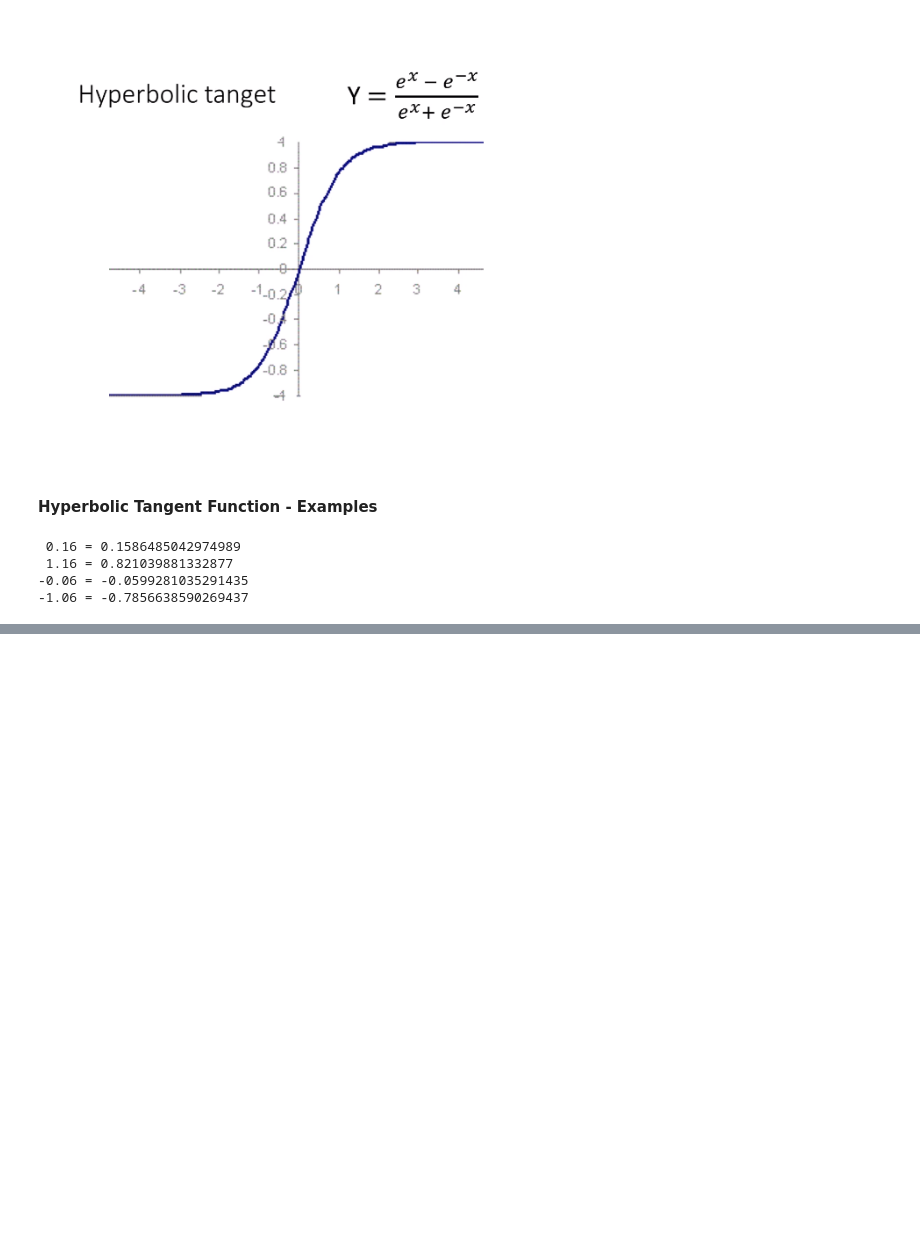
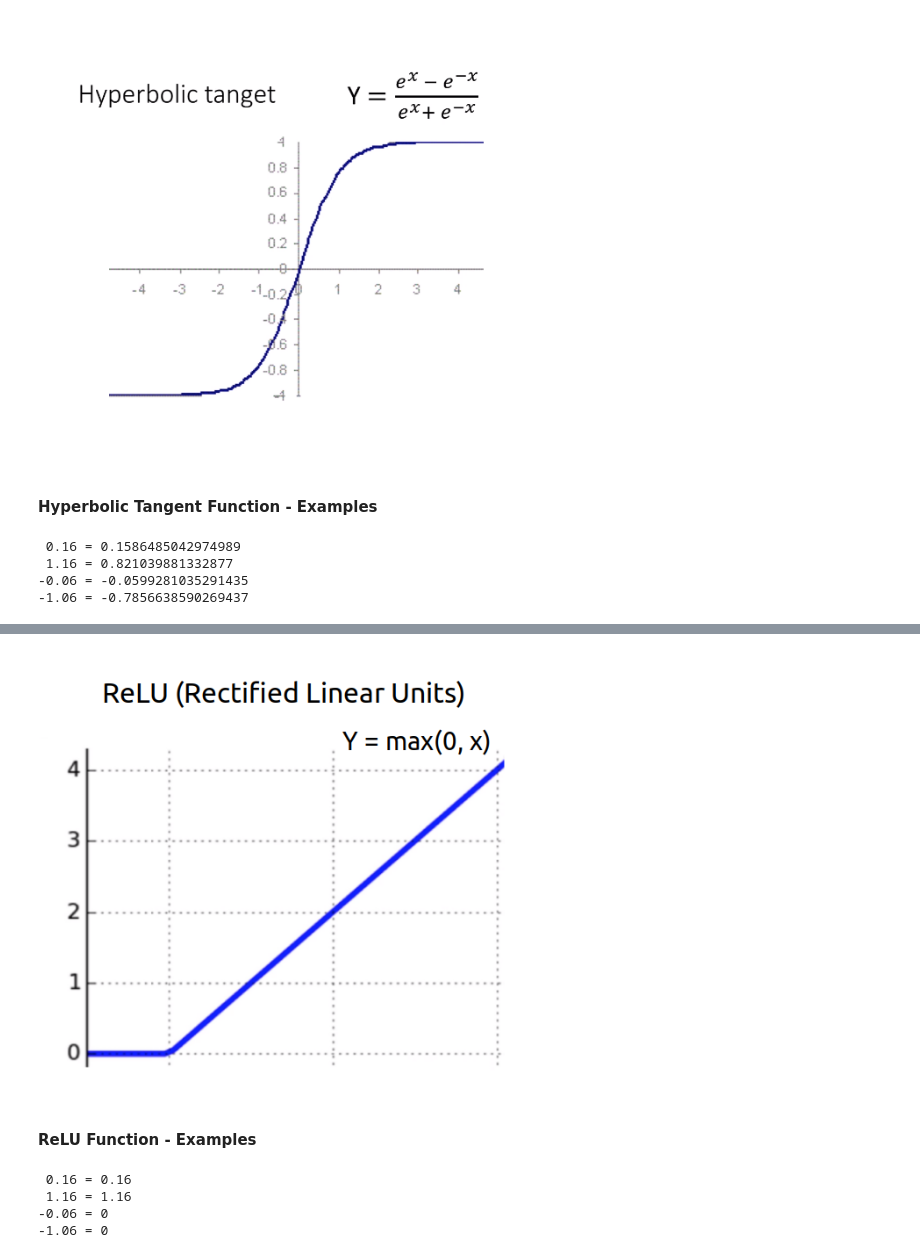
Before and after one commit to edilson-silva/ml-tips, a Jupyter notebook: basic/activation_functions.ipynb, the cells around one changed output, grey strips where cells are left out. Drawn from its saved outputs; the diff is of its cells as text; code cells hidden in the pictures; blank space fills up the shorter version.

Commit message:
basic (activation functions): Added explanations and examples for ReLU function

```diff
--- a/basic/activation_functions.ipynb
+++ b/basic/activation_functions.ipynb
@@ -73,0 +81,4 @@ print(f'-1.06 = {hyperbolic_tangent_function(-1.06)}')
+# %%
+display_image('images/relu_function.png')
+# %% [output]
+[figure, added]
@@ -73,0 +88,12 @@ print(f'-1.06 = {hyperbolic_tangent_function(-1.06)}')
+# %% [markdown]
+#### ReLU Function - Examples
+# %%
+print(f' 0.16 = {relu_function(0.16)}')
+print(f' 1.16 = {relu_function(1.16)}')
+print(f'-0.06 = {relu_function(-0.06)}')
+print(f'-1.06 = {relu_function(-1.06)}')
+# %% [output]
+ 0.16 = 0.16
+ 1.16 = 1.16
+-0.06 = 0
+-1.06 = 0
```
Also changed, not shown: parts of 2 cells of this notebook, 1 other file.
